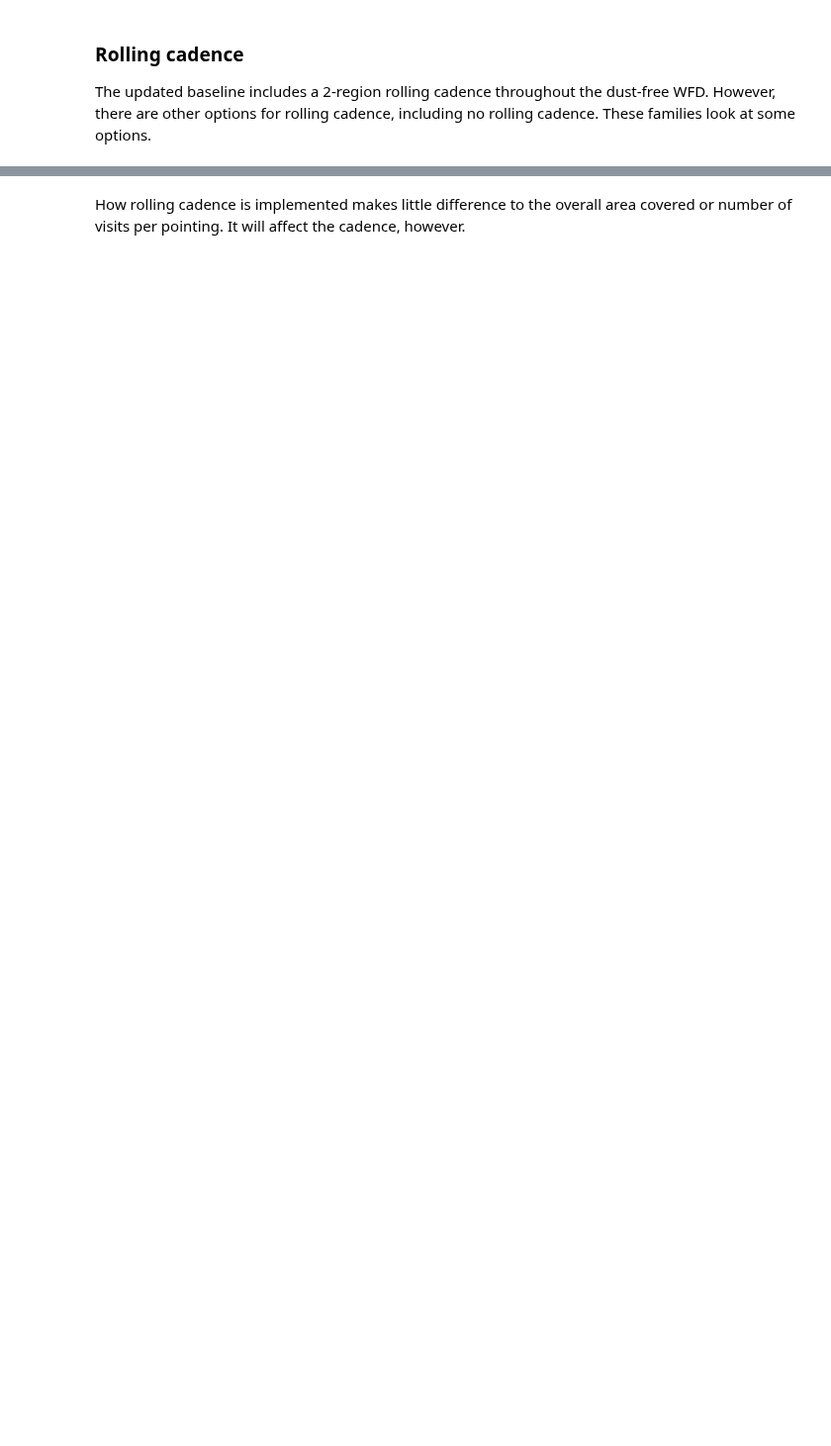
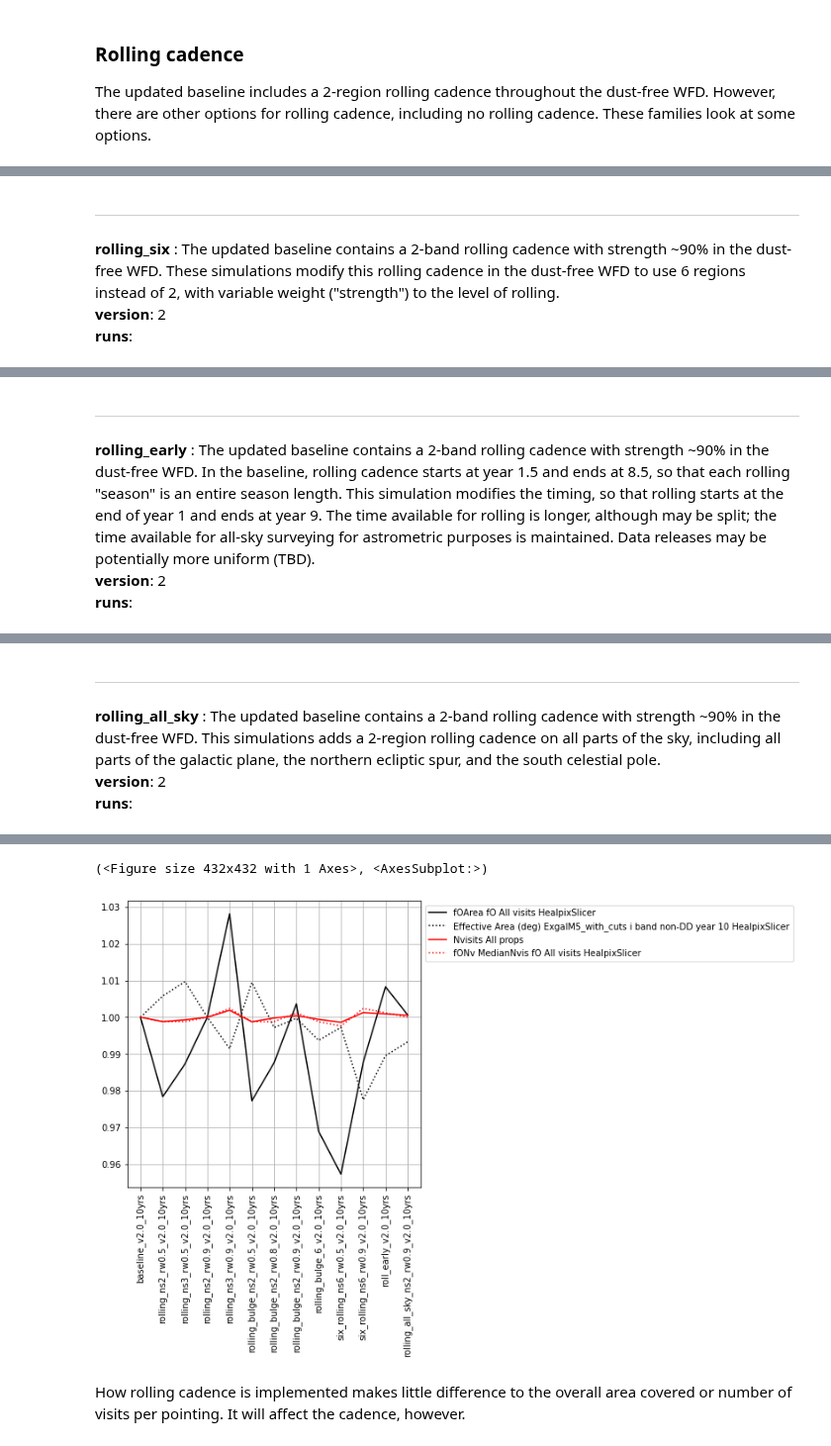
Before and after one commit to lsst-pst/survey_strategy, a Jupyter notebook: fbs_2.0/SummaryInfo_v2.0.ipynb, the cells around one changed output, grey strips where cells are left out. Shown at 99% size. Cells and saved outputs as stored; diff of their text form; code cells hidden in the pictures; blank space fills up the shorter version.

```diff
--- a/fbs_2.0/SummaryInfo_v2.0.ipynb
+++ b/fbs_2.0/SummaryInfo_v2.0.ipynb
@@ -33,0 +35,2 @@ For 126 unique simulations in all.
+# %%
+url_base = "https://raw.githubusercontent.com/lsst-pst/survey_strategy/u/neilsen/archive/fbs_2.0/"
@@ -109,0 +179,11 @@ Most likely comparison run: baseline_v2.0_10yrs
+# %%
+# We cannot use our shorthand here, because we want to match a bunch of families.
+
+archive.describe_families(
+    families.loc[families.index.str.contains("rolling"), :],
+    summary=summary,
+    table_metric_set=metrics.loc[["short"], :],
+    plot_metric_set=metrics.loc[["area"], :],
+    baseline_run=families.at["baseline", "run"][0],
+)
+# %% [output]
@@ -109,0 +216,4 @@ Most likely comparison run: baseline_v2.0_10yrs
+---
+**rolling_six** : The updated baseline contains a 2-band rolling cadence with strength ~90% in the dust-free WFD. These simulations modify this rolling cadence in the dust-free WFD to use 6 regions instead of 2, with variable weight ("strength") to the level of rolling.
+**version**: 2
+**runs**:
@@ -109,0 +224,4 @@ Most likely comparison run: baseline_v2.0_10yrs
+---
+**rolling_early** : The updated baseline contains a 2-band rolling cadence with strength ~90% in the dust-free WFD. In the baseline, rolling cadence starts at year 1.5 and ends at 8.5, so that each rolling "season" is an entire season length. This simulation modifies the timing, so that rolling starts at the end of year 1 and ends at year 9. The time available for rolling is longer, although may be split; the time available for all-sky surveying for astrometric purposes is maintained. Data releases may be potentially more uniform (TBD).
+**version**: 2
+**runs**:
@@ -109,0 +231,4 @@ Most likely comparison run: baseline_v2.0_10yrs
+---
+**rolling_all_sky** : The updated baseline contains a 2-band rolling cadence with strength ~90% in the dust-free WFD. This simulations adds a 2-region rolling cadence on all parts of the sky, including all parts of the galactic plane, the northern ecliptic spur, and the south celestial pole.
+**version**: 2
+**runs**:
@@ -110,2 +238,4 @@ Most likely comparison run: baseline_v2.0_10yrs
+(<Figure size 432x432 with 1 Axes>, <AxesSubplot:>)
+[figure, added]
 # %% [markdown]
 How rolling cadence is implemented makes little difference to the overall area covered or number of visits per pointing. It will affect the cadence, however.
```
Also changed, not shown: parts of 48 cells of this notebook, 2 other files.
